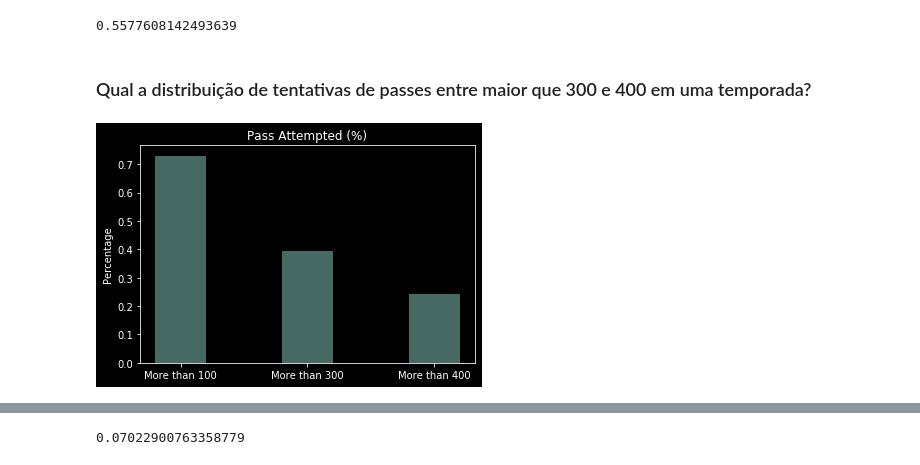
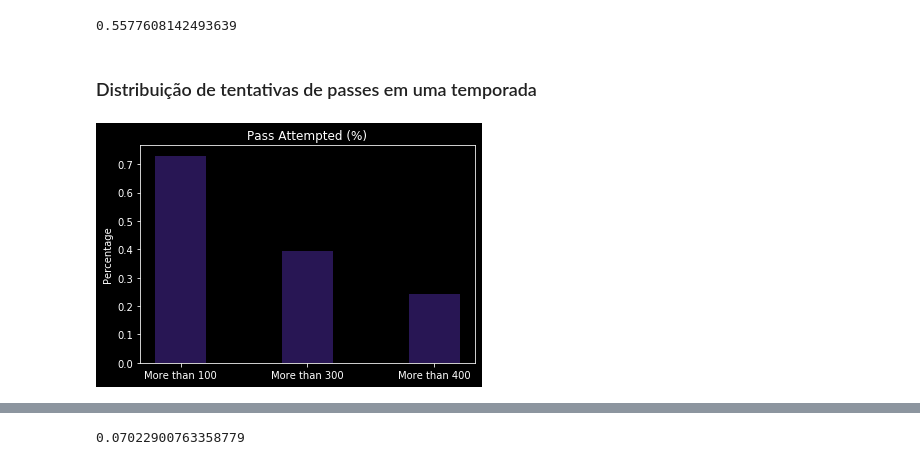
Before and after one commit to gabrielmsdiniz/nfl-stats, a Jupyter notebook: src/analysis.ipynb, the cells around one changed output, grey strips where cells are left out. Saved outputs shown, nothing was run; the diff lists cells and outputs as text; code cells hidden in the pictures.

```diff
--- a/src/analysis.ipynb
+++ b/src/analysis.ipynb
@@ -161,21 +161,21 @@ print(len(more_than_10_games) / len(pass_stats))
 # %% [output]
 0.5577608142493639
 # %% [markdown]
-### Qual a distribuição de tentativas de passes entre maior que 300 e 400 em uma temporada?
+### Distribuição de tentativas de passes em uma temporada
 # %%
 more_than_100_pass_att_percentage = len(pass_stats[pass_stats['Passes Attempted'] >= 100]) / len(pass_stats)
 more_than_300_pass_att_percentage = len(pass_stats[pass_stats['Passes Attempted'] >= 300]) / len(pass_stats)
 more_than_400_pass_att_percentage = len(pass_stats[pass_stats['Passes Attempted'] >= 400]) / len(pass_stats)
 
 labels = ('More than 100', 'More than 300', 'More than 400')
 y_pos = np.arange(len(labels))
 data = [more_than_100_pass_att_percentage, more_than_300_pass_att_percentage, more_than_400_pass_att_percentage]
 
-plt.bar(y_pos, data, align='center', alpha=0.5, width=0.4)
+plt.bar(y_pos, data, align='center', alpha=0.5, width=0.4, color='#512DA8')
 plt.xticks(y_pos, labels)
 plt.ylabel('Percentage')
 plt.title('Pass Attempted (%)')
 
 plt.show()
 # %% [output]
-[figure, old version]
+[figure, new version]
```
Also changed, not shown: parts of 15 cells of this notebook, 2 other files.
